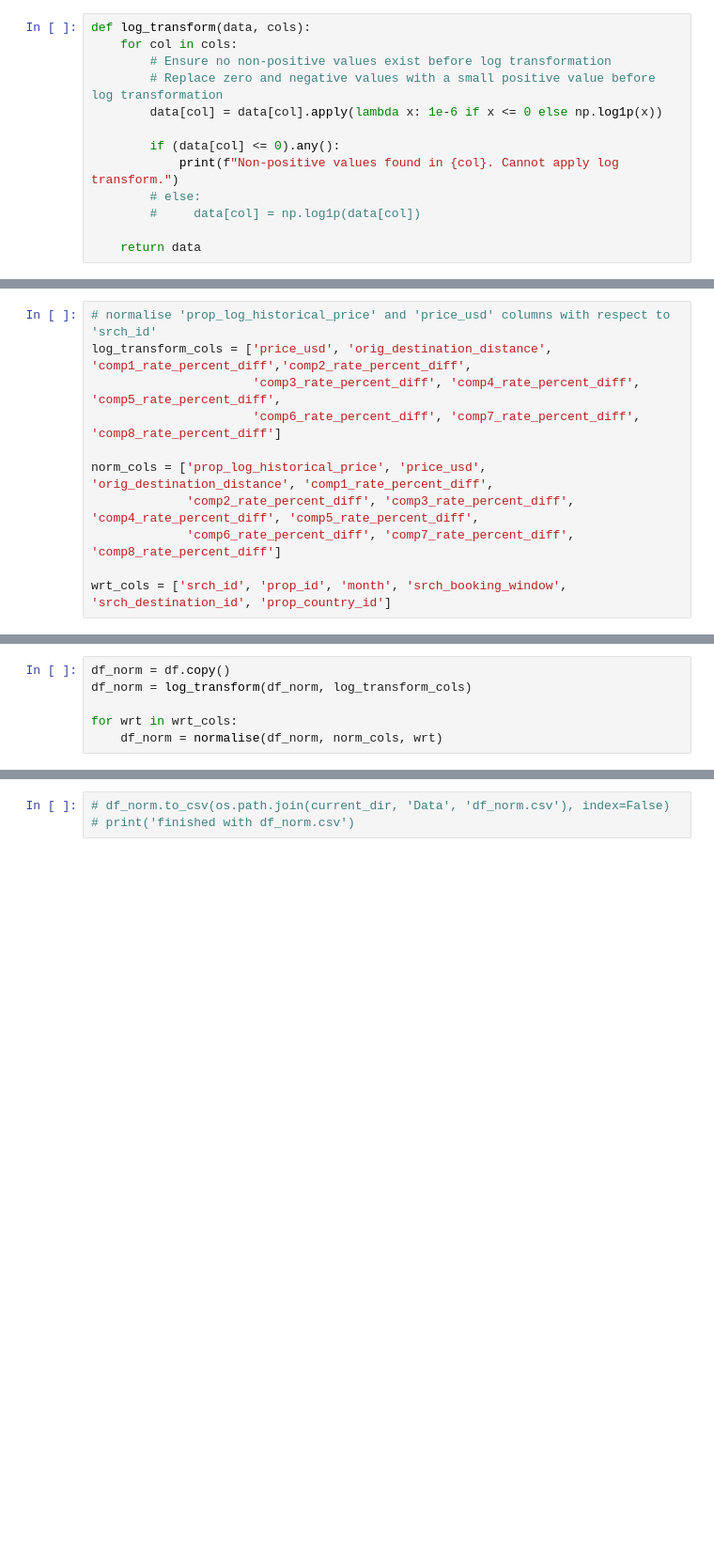
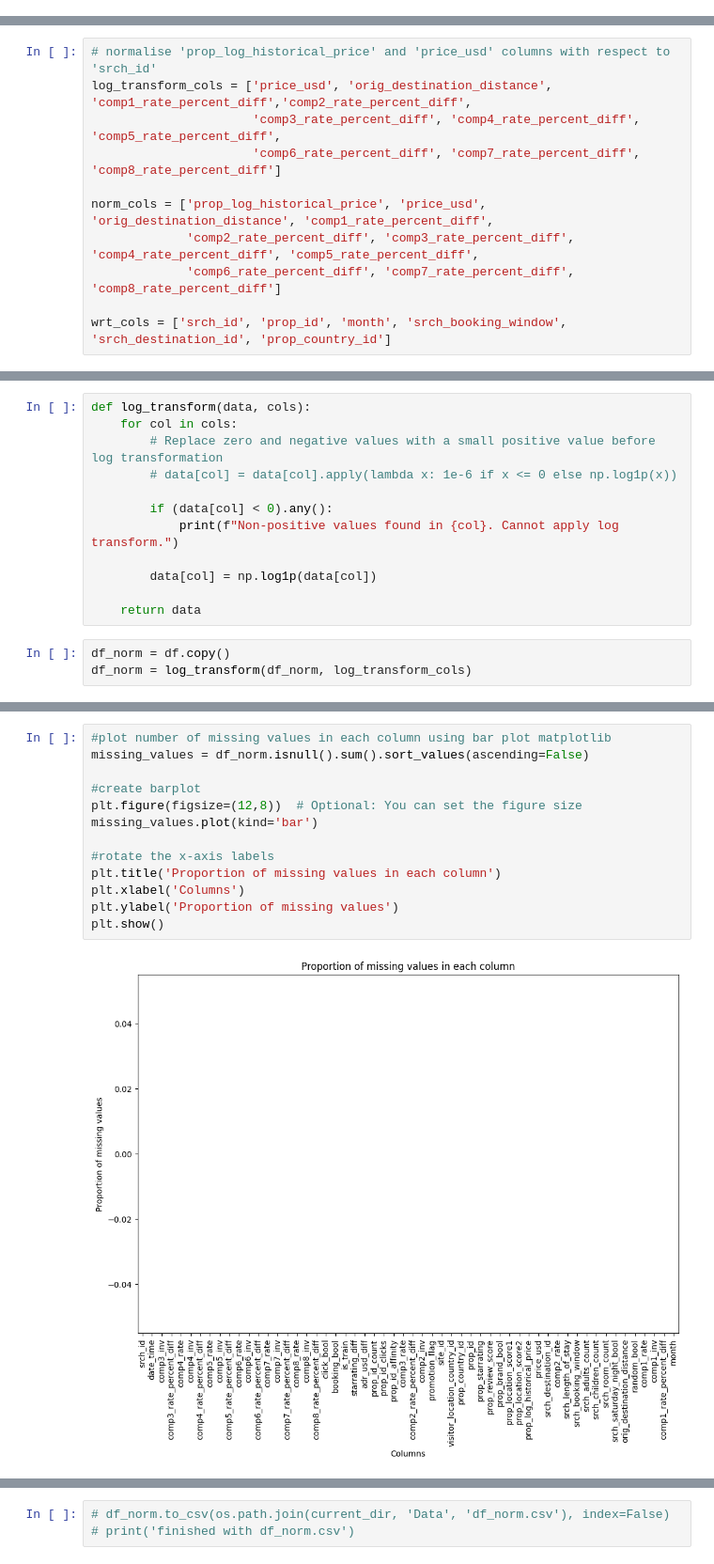
Before and after one commit to jasperlerutte/Data-Mining-2, a Jupyter notebook: feature_engineering/normalisationtest.ipynb, the cells around one changed output, grey strips where cells are left out. Shown: that part at 94% size. Cells and saved outputs as stored; diff of their text form; blank space fills up the shorter version.

```diff
--- a/feature_engineering/normalisationtest.ipynb
+++ b/feature_engineering/normalisationtest.ipynb
@@ -45,13 +31,0 @@ def normalise(data, cols, respect):
-# %%
-def log_transform(data, cols):
-    for col in cols:
-        # Ensure no non-positive values exist before log transformation
-        # Replace zero and negative values with a small positive value before log transformation
-        data[col] = data[col].apply(lambda x: 1e-6 if x <= 0 else np.log1p(x))
-
-        if (data[col] <= 0).any():
-            print(f"Non-positive values found in {col}. Cannot apply log transform.")
-        # else:
-        #     data[col] = np.log1p(data[col])
-
-    return data
@@ -69,6 +72,15 @@ wrt_cols = ['srch_id', 'prop_id', 'month', 'srch_booking_window', 'srch_destinat
+# %%
+def log_transform(data, cols):
+    for col in cols:
+        # Replace zero and negative values with a small positive value before log transformation
+        # data[col] = data[col].apply(lambda x: 1e-6 if x <= 0 else np.log1p(x))
+
+        if (data[col] < 0).any():
+            print(f"Non-positive values found in {col}. Cannot apply log transform.")
+
+        data[col] = np.log1p(data[col])
+
+    return data
 # %%
 df_norm = df.copy()
 df_norm = log_transform(df_norm, log_transform_cols)
-
-for wrt in wrt_cols:
-    df_norm = normalise(df_norm, norm_cols, wrt)
@@ -74,0 +110,15 @@ for wrt in wrt_cols:
+# %%
+#plot number of missing values in each column using bar plot matplotlib
+missing_values = df_norm.isnull().sum().sort_values(ascending=False)
+
+#create barplot
+plt.figure(figsize=(12,8))  # Optional: You can set the figure size
+missing_values.plot(kind='bar')
+
+#rotate the x-axis labels
+plt.title('Proportion of missing values in each column')
+plt.xlabel('Columns')
+plt.ylabel('Proportion of missing values')
+plt.show()
+# %% [output]
+[figure, added]
```
Also changed, not shown: parts of 18 cells of this notebook, 15 other files.
